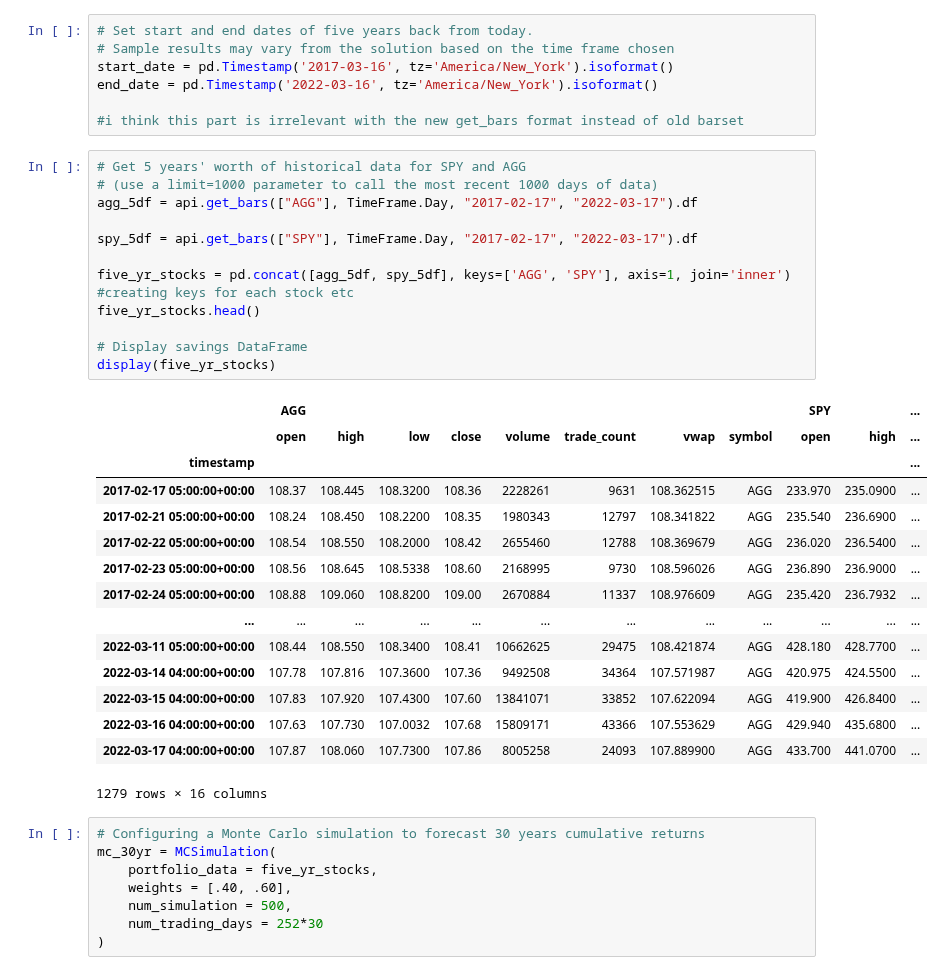
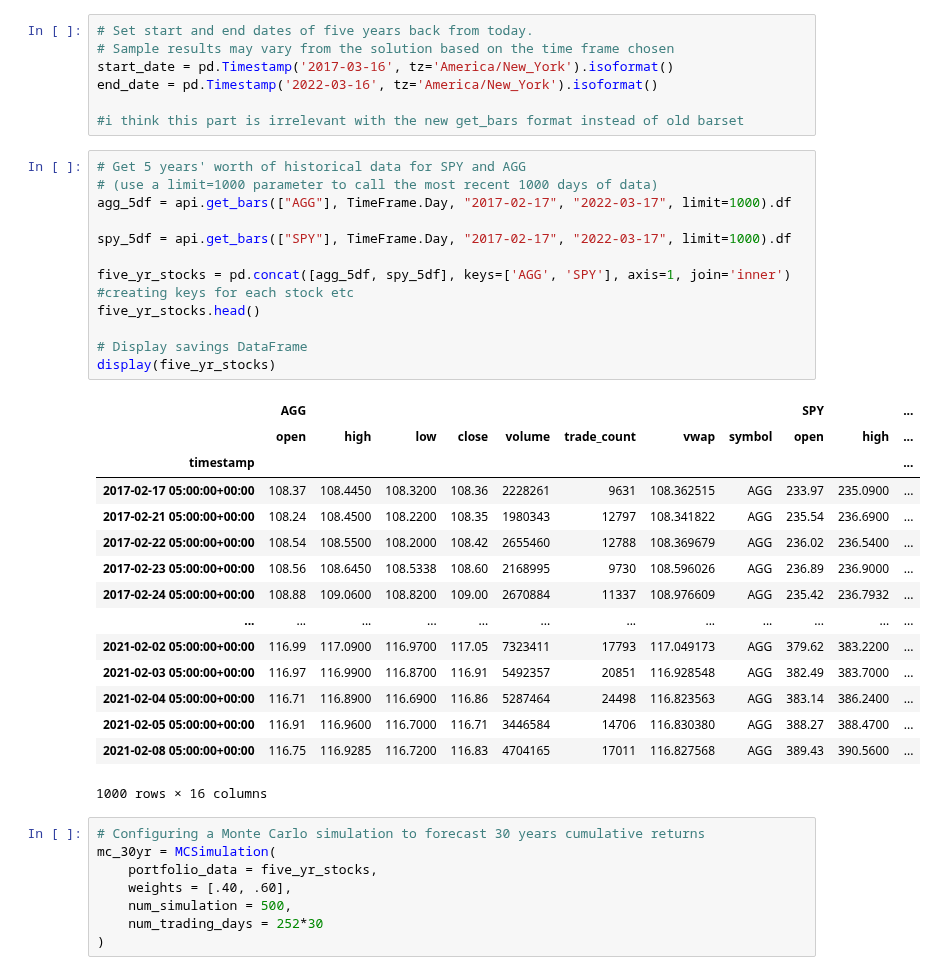
Before and after one commit to keanumanson/APIS-Homework, a Jupyter notebook: financial-planner.ipynb, the cells around one changed output. Cells and saved outputs as stored; diff of their text form.

```diff
--- a/financial-planner.ipynb
+++ b/financial-planner.ipynb
@@ -243,31 +243,31 @@ end_date = pd.Timestamp('2022-03-16', tz='America/New_York').isoformat()
 # %%
 # Get 5 years' worth of historical data for SPY and AGG
 # (use a limit=1000 parameter to call the most recent 1000 days of data)
-agg_5df = api.get_bars(["AGG"], TimeFrame.Day, "2017-02-17", "2022-03-17").df
+agg_5df = api.get_bars(["AGG"], TimeFrame.Day, "2017-02-17", "2022-03-17", limit=1000).df
 
-spy_5df = api.get_bars(["SPY"], TimeFrame.Day, "2017-02-17", "2022-03-17").df
+spy_5df = api.get_bars(["SPY"], TimeFrame.Day, "2017-02-17", "2022-03-17", limit=1000).df
 
 five_yr_stocks = pd.concat([agg_5df, spy_5df], keys=['AGG', 'SPY'], axis=1, join='inner') #creating keys for each stock etc
 five_yr_stocks.head()
 
 # Display savings DataFrame
 display(five_yr_stocks)
 # %% [output]
 |  | AGG |  |  |  |  |  |  |  | SPY |  | ... |
 |  | open | high | low | close | volume | trade_count | vwap | symbol | open | high | ... |
 | timestamp |  |  |  |  |  |  |  |  |  |  | ... |
-| 2017-02-17 05:00:00+00:00 | 108.37 | 108.445 | 108.3200 | 108.36 | 2228261 | 9631 | 108.362515 | AGG | 233.970 | 235.0900 | ... |
-| 2017-02-21 05:00:00+00:00 | 108.24 | 108.450 | 108.2200 | 108.35 | 1980343 | 12797 | 108.341822 | AGG | 235.540 | 236.6900 | ... |
-| 2017-02-22 05:00:00+00:00 | 108.54 | 108.550 | 108.2000 | 108.42 | 2655460 | 12788 | 108.369679 | AGG | 236.020 | 236.5400 | ... |
-| 2017-02-23 05:00:00+00:00 | 108.56 | 108.645 | 108.5338 | 108.60 | 2168995 | 9730 | 108.596026 | AGG | 236.890 | 236.9000 | ... |
-| 2017-02-24 05:00:00+00:00 | 108.88 | 109.060 | 108.8200 | 109.00 | 2670884 | 11337 | 108.976609 | AGG | 235.420 | 236.7932 | ... |
+| 2017-02-17 05:00:00+00:00 | 108.37 | 108.4450 | 108.3200 | 108.36 | 2228261 | 9631 | 108.362515 | AGG | 233.97 | 235.0900 | ... |
+| 2017-02-21 05:00:00+00:00 | 108.24 | 108.4500 | 108.2200 | 108.35 | 1980343 | 12797 | 108.341822 | AGG | 235.54 | 236.6900 | ... |
+| 2017-02-22 05:00:00+00:00 | 108.54 | 108.5500 | 108.2000 | 108.42 | 2655460 | 12788 | 108.369679 | AGG | 236.02 | 236.5400 | ... |
+| 2017-02-23 05:00:00+00:00 | 108.56 | 108.6450 | 108.5338 | 108.60 | 2168995 | 9730 | 108.596026 | AGG | 236.89 | 236.9000 | ... |
+| 2017-02-24 05:00:00+00:00 | 108.88 | 109.0600 | 108.8200 | 109.00 | 2670884 | 11337 | 108.976609 | AGG | 235.42 | 236.7932 | ... |
 | ... | ... | ... | ... | ... | ... | ... | ... | ... | ... | ... | ... |
-| 2022-03-11 05:00:00+00:00 | 108.44 | 108.550 | 108.3400 | 108.41 | 10662625 | 29475 | 108.421874 | AGG | 428.180 | 428.7700 | ... |
-| 2022-03-14 04:00:00+00:00 | 107.78 | 107.816 | 107.3600 | 107.36 | 9492508 | 34364 | 107.571987 | AGG | 420.975 | 424.5500 | ... |
-| 2022-03-15 04:00:00+00:00 | 107.83 | 107.920 | 107.4300 | 107.60 | 13841071 | 33852 | 107.622094 | AGG | 419.900 | 426.8400 | ... |
-| 2022-03-16 04:00:00+00:00 | 107.63 | 107.730 | 107.0032 | 107.68 | 15809171 | 43366 | 107.553629 | AGG | 429.940 | 435.6800 | ... |
-| 2022-03-17 04:00:00+00:00 | 107.87 | 108.060 | 107.7300 | 107.86 | 8005258 | 24093 | 107.889900 | AGG | 433.700 | 441.0700 | ... |
+| 2021-02-02 05:00:00+00:00 | 116.99 | 117.0900 | 116.9700 | 117.05 | 7323411 | 17793 | 117.049173 | AGG | 379.62 | 383.2200 | ... |
+| 2021-02-03 05:00:00+00:00 | 116.97 | 116.9900 | 116.8700 | 116.91 | 5492357 | 20851 | 116.928548 | AGG | 382.49 | 383.7000 | ... |
+| 2021-02-04 05:00:00+00:00 | 116.71 | 116.8900 | 116.6900 | 116.86 | 5287464 | 24498 | 116.823563 | AGG | 383.14 | 386.2400 | ... |
+| 2021-02-05 05:00:00+00:00 | 116.91 | 116.9600 | 116.7000 | 116.71 | 3446584 | 14706 | 116.830380 | AGG | 388.27 | 388.4700 | ... |
+| 2021-02-08 05:00:00+00:00 | 116.75 | 116.9285 | 116.7200 | 116.83 | 4704165 | 17011 | 116.827568 | AGG | 389.43 | 390.5600 | ... |
-1279 rows × 16 columns
+1000 rows × 16 columns
 # %%
 # Configuring a Monte Carlo simulation to forecast 30 years cumulative returns
 mc_30yr = MCSimulation(
```
Also changed, not shown: parts of 10 cells of this notebook, 1 other file.
